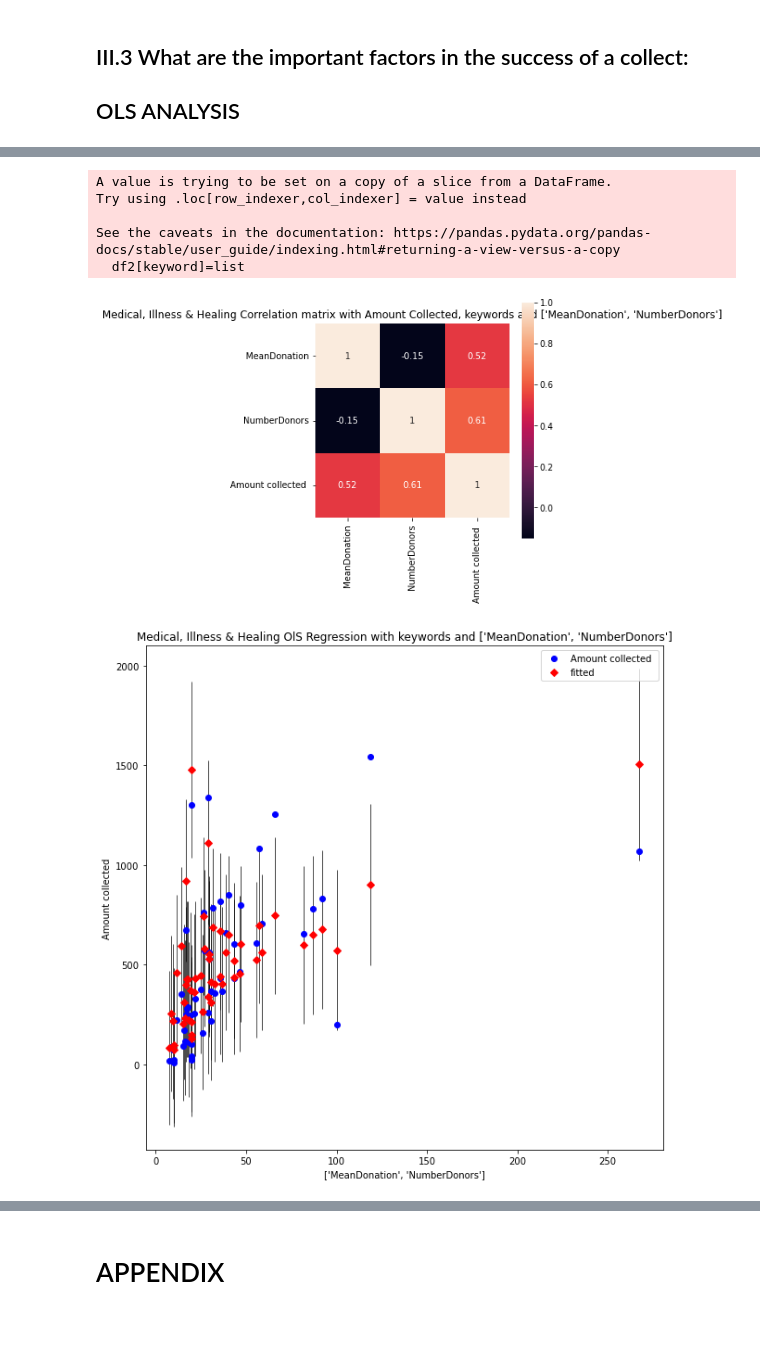
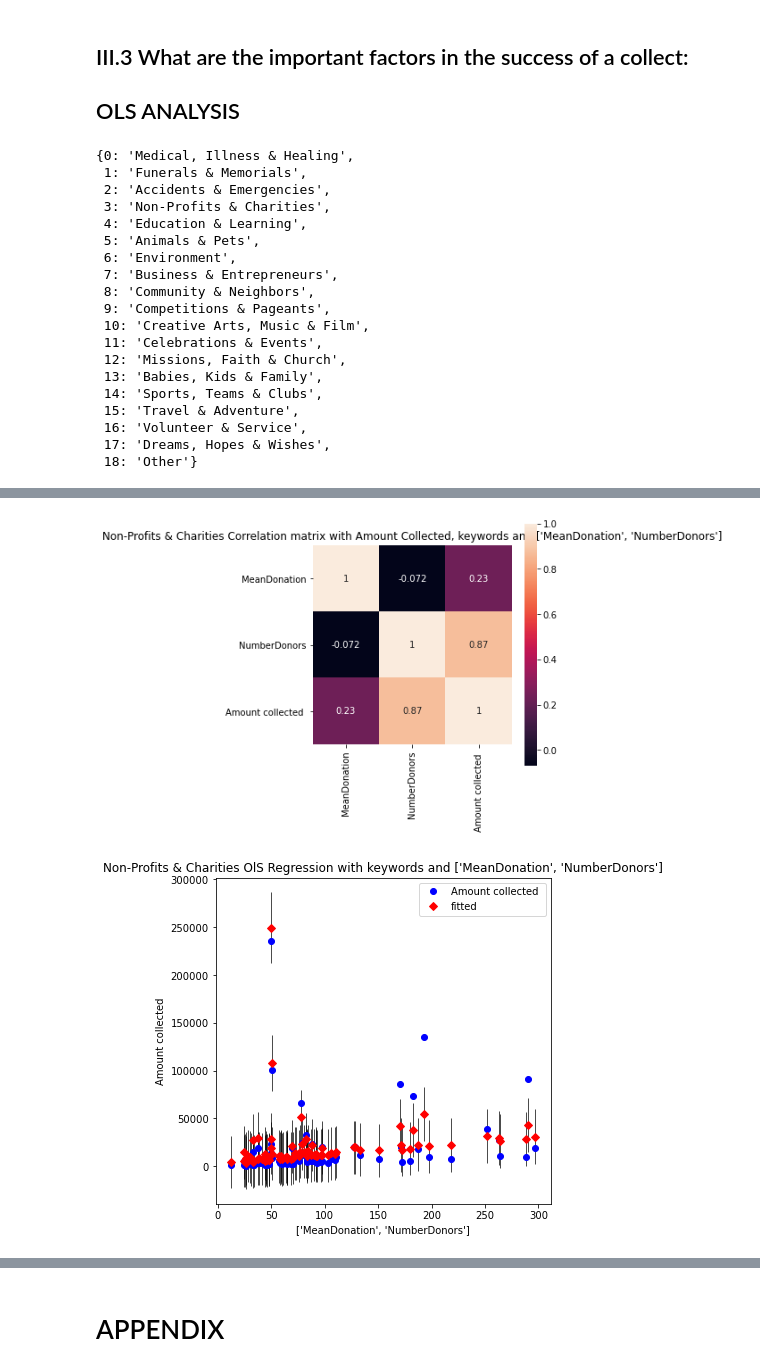
Before and after one commit to albandhauthuille/MODS203, a Jupyter notebook: III. Analysing.ipynb, the cells around one changed output, grey strips where cells are left out. Drawn from its saved outputs; the diff is of its cells as text; code cells hidden in the pictures; blank space fills up the shorter version.

```diff
--- a/III. Analysing.ipynb
+++ b/III. Analysing.ipynb
@@ -343,7 +343,7 @@ def OLS_per_category_with_keywords(cat,covariates):
     #print(results.params)
 
     #OLS PLOT
-    fig, ax = plt.subplots(figsize=(10,10))
+    fig, ax = plt.subplots(figsize=(6,6))
     fig = sm.graphics.plot_fit(results, 0, ax=ax)
     ax.set_ylabel("Amount collected")
     ax.set_xlabel(covariates)
@@ -358,18 +358,6 @@ def OLS_per_category_with_keywords(cat,covariates):
 def OLS_per_category(cat,covariates):
 
     df2=df.loc[df['Categorie']==cat]
-
-###KEYWORDS
-    #Create columns "description contains or not the keyword"
-    for keyword in motclé_dict[cat]:
-        list=[]
-        for collect_description in df2['Short_description']:
-            if keyword in collect_description:
-                list.append(1)
-            else:
-                list.append(0)
-        df2[keyword]=list
-
 ### CORRELATION MATRIX
     plt.figure(figsize=(5,5))
     corrMatrix = df2[covariates+['Amount collected ']].corr()
@@ -386,15 +374,63 @@ def OLS_per_category(cat,covariates):
     #print(results.params)
 
     #OLS PLOT
-    fig, ax = plt.subplots(figsize=(10,10))
+    fig, ax = plt.subplots(figsize=(6,6))
     fig = sm.graphics.plot_fit(results, 0, ax=ax)
     ax.set_ylabel("Amount collected")
     ax.set_xlabel(covariates)
     ax.set_title(cat+" OlS Regression with keywords and "+(str(covariates)))
 
     print(results.summary())
+
+def OLS(covariates):
+
+    ### CORRELATION MATRIX
+    plt.figure(figsize=(5,5))
+    corrMatrix = df[covariates+['Amount collected ']].corr()
+    sn.heatmap(corrMatrix, annot=True, square=True).set_title(cat+" Correlation matrix with Amount Collected, keywords and "+(str(covariates)))
+
+
+
+###OLS
+    X = df[covariates]
+    Y=df['Amount collected ']
+
+    model = sm.OLS(Y, X)
+    results = model.fit()
+    #print(results.params)
+
+    #OLS PLOT
+    fig, ax = plt.subplots(figsize=(6,6))
+    fig = sm.graphics.plot_fit(results, 0, ax=ax)
+    ax.set_ylabel("Amount collected")
+    ax.set_xlabel(covariates)
+    ax.set_title(cat+" OlS Regression with keywords and "+(str(covariates)))
+
+    print(results.summary())
+# %%
+dict_category
+# %% [output]
+{0: 'Medical, Illness & Healing',
+ 1: 'Funerals & Memorials',
+ 2: 'Accidents & Emergencies',
+ 3: 'Non-Profits & Charities',
+ 4: 'Education & Learning',
+ 5: 'Animals & Pets',
+ 6: 'Environment',
+ 7: 'Business & Entrepreneurs',
+ 8: 'Community & Neighbors',
+ 9: 'Competitions & Pageants',
+ 10: 'Creative Arts, Music & Film',
+ 11: 'Celebrations & Events',
+ 12: 'Missions, Faith & Church',
+ 13: 'Babies, Kids & Family',
+ 14: 'Sports, Teams & Clubs',
+ 15: 'Travel & Adventure',
+ 16: 'Volunteer & Service',
+ 17: 'Dreams, Hopes & Wishes',
+ 18: 'Other'}
 # %%
-OLS_per_category(dict_category[0],['MeanDonation','NumberDonors'])
+OLS_per_category(dict_category[3],['MeanDonation','NumberDonors'])
 # %% [output]
                                  OLS Regression Results
 =======================================================================================
@@ -408,15 +444,10 @@ Df Residuals:                      51   BIC:
 Df Model:                           2
 Covariance Type:            nonrobust
 ================================================================================
 ... (10 lines left out)
 
 Notes:
 [1] R² is computed without centering (uncentered) since the model does not contain a constant.
 [2] Standard Errors assume that the covariance matrix of the errors is correctly specified.
-A value is trying to be set on a copy of a slice from a DataFrame.
-Try using .loc[row_indexer,col_indexer] = value instead
-
-See the caveats in the documentation: https://pandas.pydata.org/pandas-docs/stable/user_guide/indexing.html#returning-a-view-versus-a-copy
-  df2[keyword]=list
-[figure, old version]
+[figure, new version]
-[figure, old version]
+[figure, new version]
```
Also changed, not shown: parts of 44 cells of this notebook, 5 other files.
